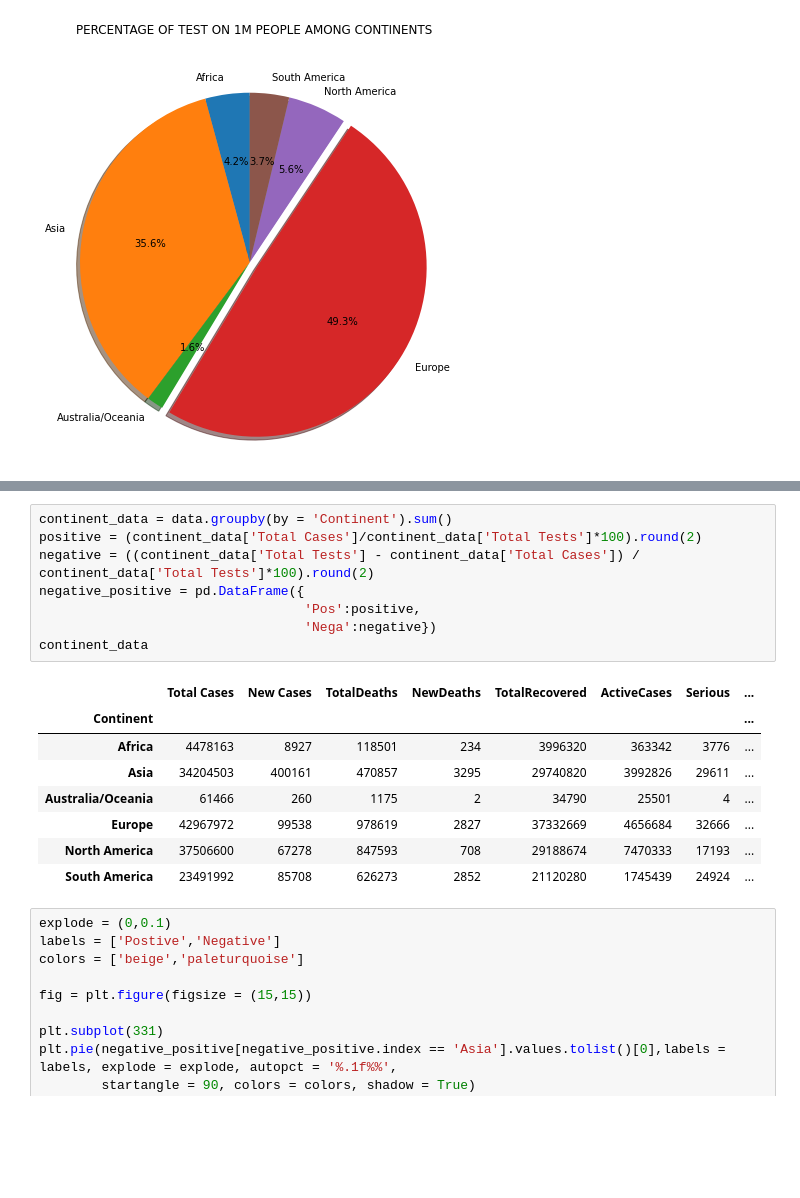
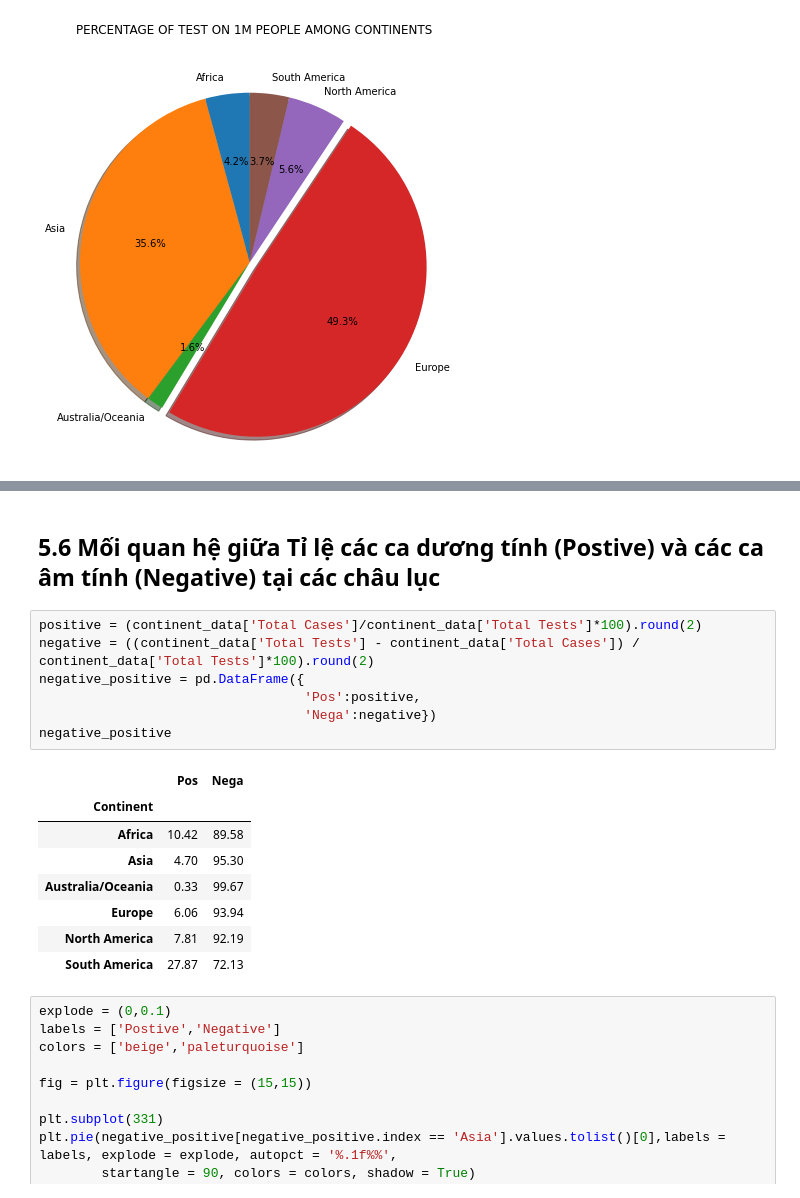
Before and after one commit to templarassVN/Covid_19-insight-Visualize, a Jupyter notebook: Nghien cuu.ipynb, the cells around one changed output, grey strips where cells are left out. Drawn from its saved outputs; the diff is of its cells as text; blank space fills up the shorter version.

```diff
--- a/Nghien cuu.ipynb
+++ b/Nghien cuu.ipynb
@@ -250,20 +371,21 @@ plt.show()
+# %% [markdown]
+## 5.6	Mối quan hệ giữa Tỉ lệ các ca dương tính (Postive) và các ca âm tính (Negative) tại các châu lục
 # %%
-continent_data = data.groupby(by = 'Continent').sum()
 positive = (continent_data['Total Cases']/continent_data['Total Tests']*100).round(2)
 negative = ((continent_data['Total Tests'] - continent_data['Total Cases']) / continent_data['Total Tests']*100).round(2)
 negative_positive = pd.DataFrame({
                                   'Pos':positive,
                                   'Nega':negative})
-continent_data
+negative_positive
 # %% [output]
-|  | Total Cases | New Cases | TotalDeaths | NewDeaths | TotalRecovered | ActiveCases | Serious | ... |
-| Continent |  |  |  |  |  |  |  | ... |
-| Africa | 4478163 | 8927 | 118501 | 234 | 3996320 | 363342 | 3776 | ... |
-| Asia | 34204503 | 400161 | 470857 | 3295 | 29740820 | 3992826 | 29611 | ... |
-| Australia/Oceania | 61466 | 260 | 1175 | 2 | 34790 | 25501 | 4 | ... |
-| Europe | 42967972 | 99538 | 978619 | 2827 | 37332669 | 4656684 | 32666 | ... |
-| North America | 37506600 | 67278 | 847593 | 708 | 29188674 | 7470333 | 17193 | ... |
-| South America | 23491992 | 85708 | 626273 | 2852 | 21120280 | 1745439 | 24924 | ... |
+|  | Pos | Nega |
+| Continent |  |  |
+| Africa | 10.42 | 89.58 |
+| Asia | 4.70 | 95.30 |
+| Australia/Oceania | 0.33 | 99.67 |
+| Europe | 6.06 | 93.94 |
+| North America | 7.81 | 92.19 |
+| South America | 27.87 | 72.13 |
 # %%
 explode = (0,0.1)
 labels = ['Postive','Negative']
```
Also changed, not shown: parts of 26 cells of this notebook, 3 other files.
